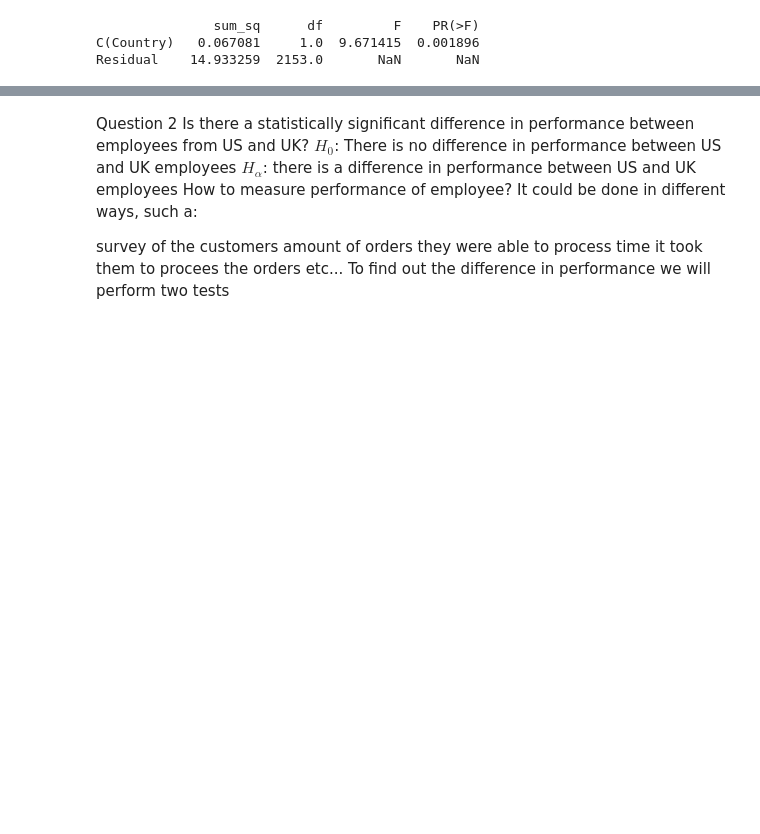
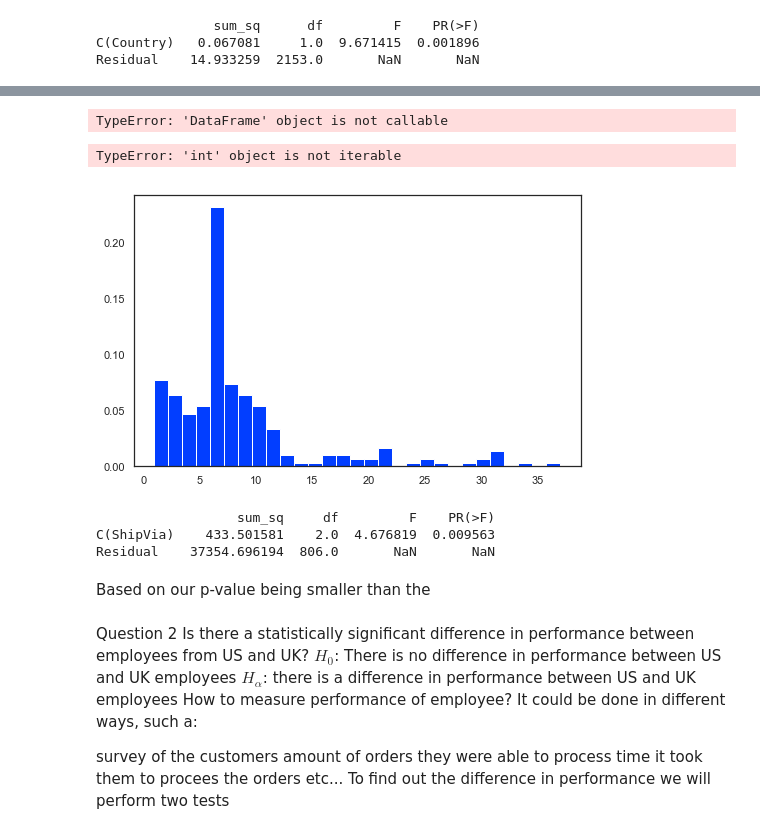
Before and after one commit to MissAle17/dsc-2-final-project-online-ds-sp-000, a Jupyter notebook: Mod2_Project_v2.ipynb, the cells around one changed output, grey strips where cells are left out. Saved outputs shown, nothing was run; the diff lists cells and outputs as text; code cells hidden in the pictures; blank space fills up the shorter version.

```diff
--- a/Mod2_Project_v2.ipynb
+++ b/Mod2_Project_v2.ipynb
@@ -556,0 +567,17 @@ Employees from USA tend to give smaller discount to their clients
+# %%
+# we already have a dataframe of the orders in our notebook so there is no need to pull more data using SQL
+
+#converting our dates into a datetime datatype so pur stats libraries don't throw errors
+Order_df.OrderDate = pd.to_datetime(Order_df.OrderDate)
+Order_df.ShippedDate = pd.to_datetime(Order_df.ShippedDate)
+Order_df.RequiredDate = pd.to_datetime(Order_df.RequiredDate)
+
+
+#calculating the time to process an order and then the time to ship the order
+Order_df['ProcessingTime'] = Order_df.ShippedDate - Order_df.OrderDate
+Order_df['ShippingTime'] = Order_df.RequiredDate - Order_df.ShippedDate
+
+
+#standardizing our time units to days
+Order_df.ShippingTime = Order_df.ShippingTime.dt.days
+Order_df.ProcessingTime = Order_df.ProcessingTime.dt.days
@@ -557,3 +614,30 @@ Employees from USA tend to give smaller discount to their clients
+# %%
+ship_df = Order_df(columns =['ShipVia', 'ProcessingTime', 'ShippingTime'])
+# %% [output]
+TypeError: 'DataFrame' object is not callable
+# %%
+#Again we will belotting our data for exploration
+
+plt.figure(figsize=(8,5))
+for shipper in set(Order_df.ShipVia):
+    ship_group = Order_df.loc[Order_df['ShipVia'] == shipper].dropna()
+    sns.distplot(ship_group['ProcessingTime'], hist_kws=dict(alpha=0.2), label=shipper)
+    plt.legend()
+    plt.title('Processing Time by Shipper')
+# %% [output]
+TypeError: 'int' object is not iterable
+[figure, added]
+# %%
+test4= 'ProcessingTime ~ C(ShipVia)'
+lm = ols(test4, Orders_df).fit()
+tab4 = sm.stats.anova_lm(lm, typ=2)
+print(tab4)
+# %% [output]
+                  sum_sq     df         F    PR(>F)
+C(ShipVia)    433.501581    2.0  4.676819  0.009563
+Residual    37354.696194  806.0       NaN       NaN
+# %% [markdown]
+Based on our p-value being smaller than the
 # %% [markdown]
 
 Question 2
```
Also changed, not shown: parts of 15 cells of this notebook.
